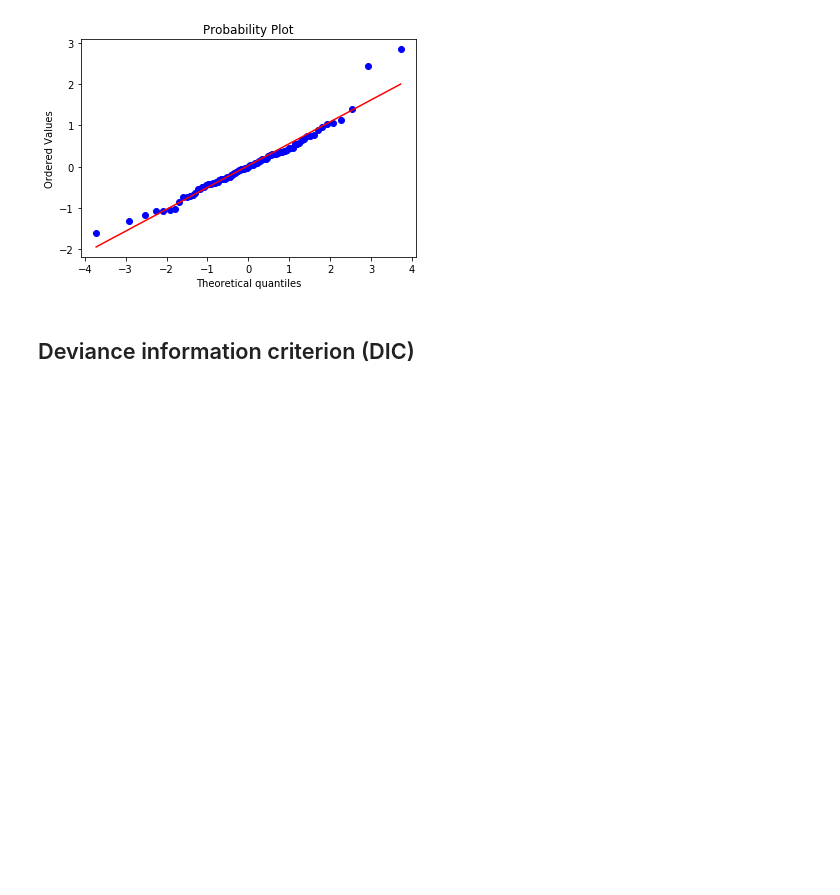
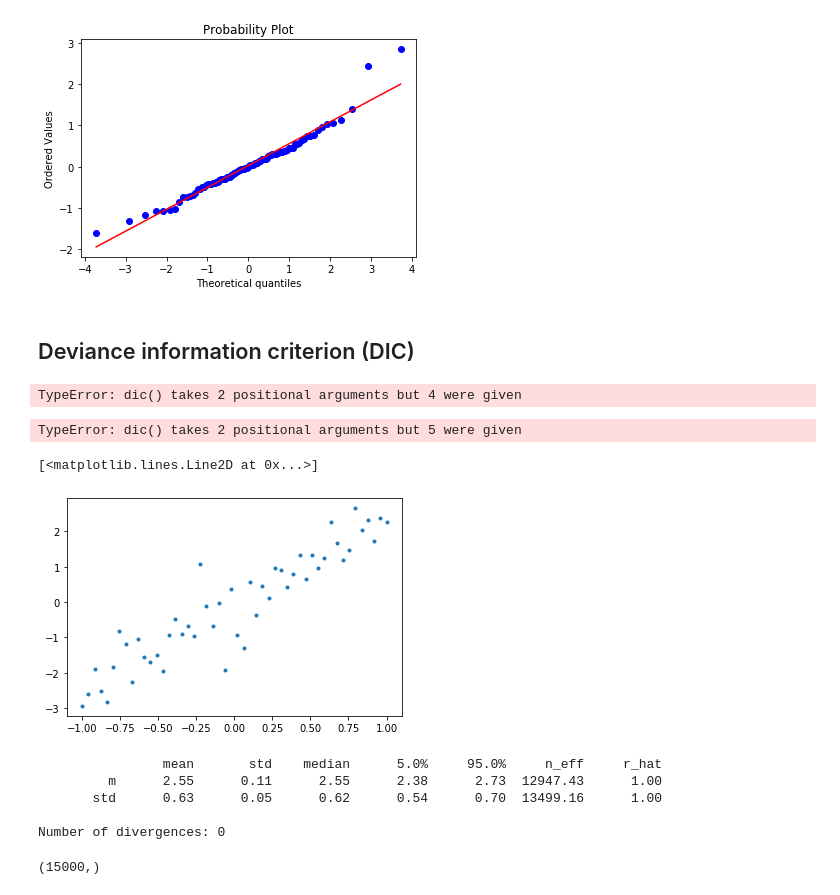
Before and after one commit to bdhammel/bayesian-notes, a Jupyter notebook: bayesian-stats-techniques-and-models/lesson7.ipynb, the cells around one changed output. Saved outputs shown, nothing was run; the diff lists cells and outputs as text; code cells hidden in the pictures; blank space fills up the shorter version.

```diff
--- a/bayesian-stats-techniques-and-models/lesson7.ipynb
+++ b/bayesian-stats-techniques-and-models/lesson7.ipynb
@@ -323,0 +334,34 @@ stats.probplot(residules, dist='t', sparams=(df,), plot=plt);
+# %%
+dic(mod1_fn, samples_1, log_income=log_income, log_infant=log_infant)
+# %% [output]
+TypeError: dic() takes 2 positional arguments but 4 were given
+# %%
+dic(mod2_fn, samples_2, log_income=log_income, log_infant=log_infant, is_oil=is_oil)
+# %% [output]
+TypeError: dic() takes 2 positional arguments but 5 were given
+# %%
+plt.plot(x, t, '.')
+# %% [output]
+[<matplotlib.lines.Line2D at 0x...>]
+[figure, added]
+# %%
+x = np.linspace(-1, 1, 100)
+t = 2.5 * x + onp.random.normal(loc=0, scale=.5, size=len(x))
+
+def model_fn(x, t):
+    m = numpyro.sample('m', dist.Normal(0, 1e6))
+    std = numpyro.sample('std', dist.InverseGamma(2.5, 2.5 * 10))
+
+    y = m * x
+    numpyro.sample('y', dist.Normal(y, std), obs=t)
+
+kernel = NUTS(model_fn)
+model = MCMC(kernel, num_warmup, num_samples, num_chains=3)
+model.run(rng_key, collect_warmup=False, x=x, t=t)
+model.print_summary()
+# %% [output]
+                mean       std    median      5.0%     95.0%     n_eff     r_hat
+         m      2.55      0.11      2.55      2.38      2.73  12947.43      1.00
+       std      0.63      0.05      0.62      0.54      0.70  13499.16      1.00
+
+Number of divergences: 0
@@ -323,0 +374,4 @@ stats.probplot(residules, dist='t', sparams=(df,), plot=plt);
+# %%
+samples['m'].shape
+# %% [output]
+(15000,)
```
Also changed, not shown: parts of 10 cells of this notebook, 1 other file.
